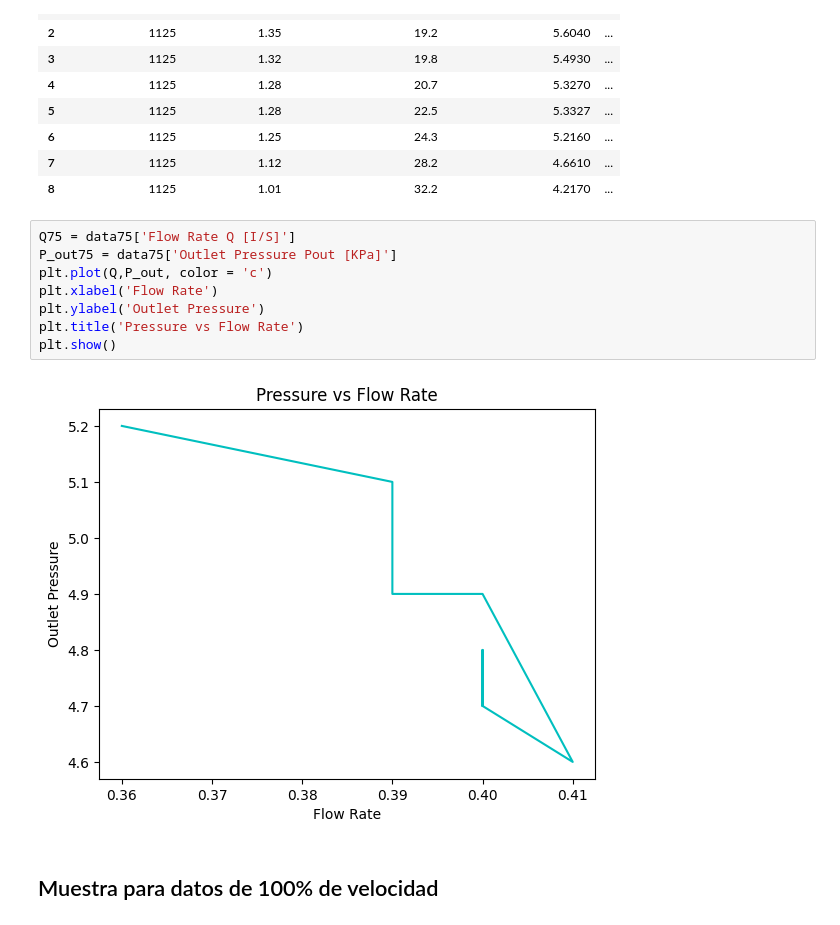
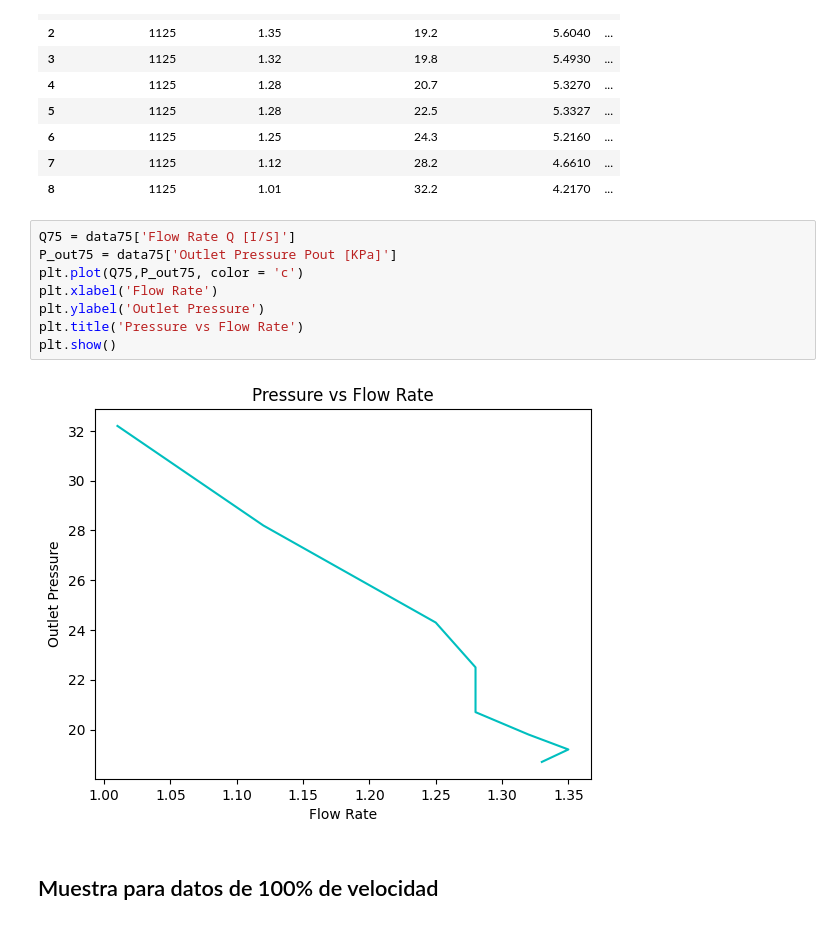
Before and after one commit to HiramTorres/Reports_Lab, a Jupyter notebook: Hidraulica/Analisis_perdidas.ipynb, the cells around one changed output. Drawn from its saved outputs; the diff is of its cells as text.

```diff
--- a/Hidraulica/Analisis_perdidas.ipynb
+++ b/Hidraulica/Analisis_perdidas.ipynb
@@ -128,13 +128,13 @@ data75
 # %%
 Q75 = data75['Flow Rate Q [I/S]']
 P_out75 = data75['Outlet Pressure Pout [KPa]']
-plt.plot(Q,P_out, color = 'c')
+plt.plot(Q75,P_out75, color = 'c')
 plt.xlabel('Flow Rate')
 plt.ylabel('Outlet Pressure')
 plt.title('Pressure vs Flow Rate')
 plt.show()
 # %% [output]
-[figure, old version]
+[figure, new version]
 # %% [markdown]
 ## Muestra para datos de 100% de velocidad
 # %%
```
Also changed, not shown: parts of 3 cells of this notebook.
